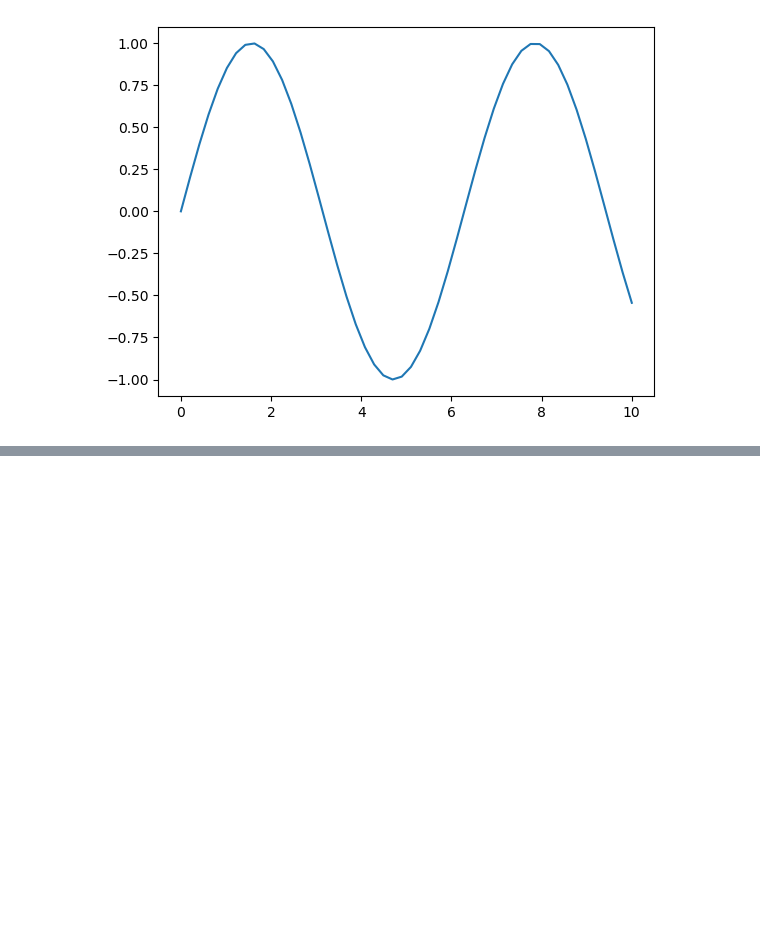
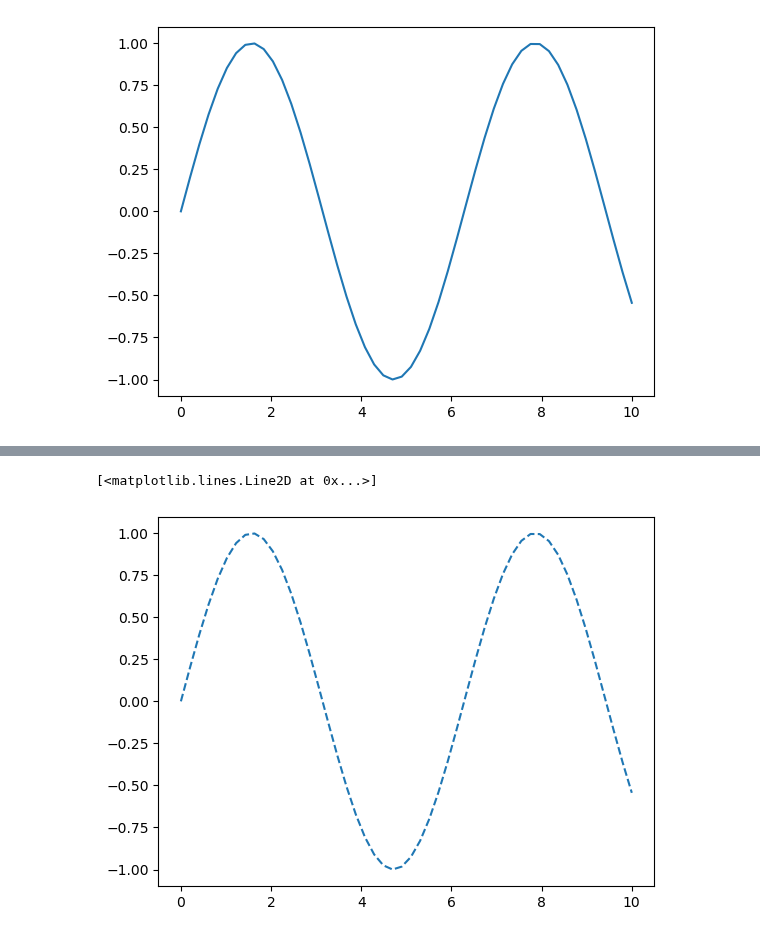
Before and after one commit to toarnabtrainer/AEC_ML_With_Python_August_2024, a Jupyter notebook: Data visualization.ipynb, the cells around one changed output, grey strips where cells are left out. Cells and saved outputs as stored; diff of their text form; code cells hidden in the pictures; blank space fills up the shorter version.

```diff
--- a/Data visualization.ipynb
+++ b/Data visualization.ipynb
@@ -41,0 +52,5 @@ plt.plot(x, sinus)
+# %%
+plt.plot(x, sinus, "--")
+# %% [output]
+[<matplotlib.lines.Line2D at 0x...>]
+[figure, added]
```
Also changed, not shown: parts of 9 cells of this notebook.
